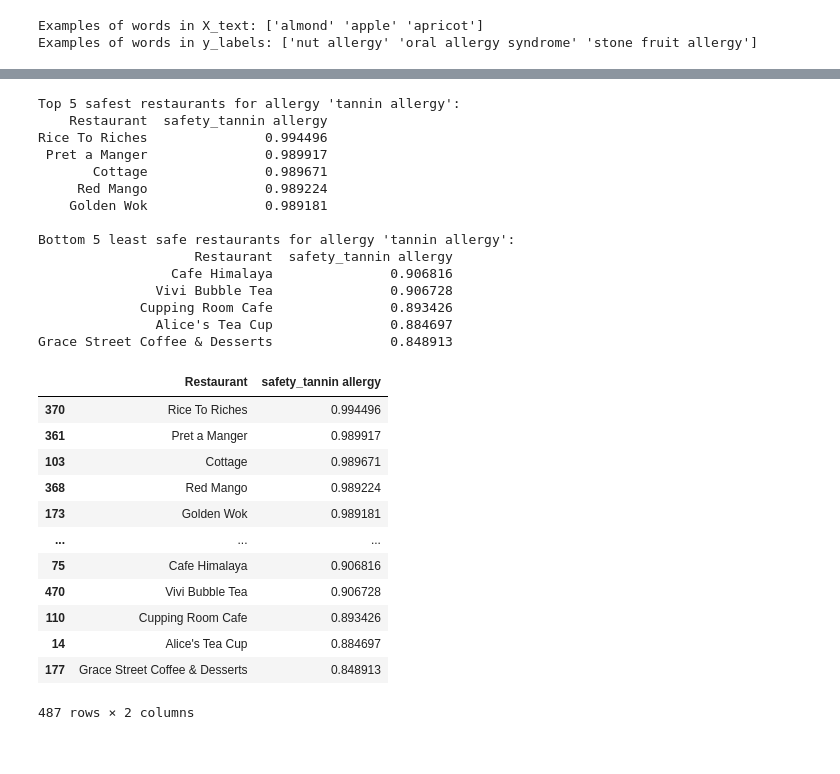
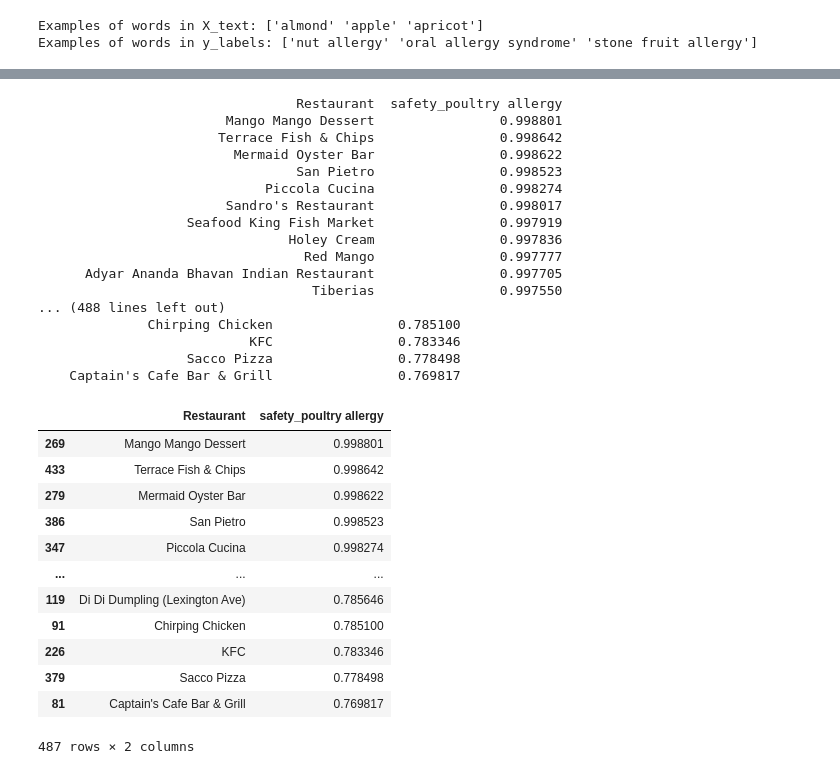
Before and after one commit to LoganStanhope/DS4420_Project, a Jupyter notebook: DS4420_Final_Project.ipynb, the cells around one changed output, grey strips where cells are left out. Drawn from its saved outputs; the diff is of its cells as text; code cells hidden in the pictures.

```diff
--- a/DS4420_Final_Project.ipynb
+++ b/DS4420_Final_Project.ipynb
@@ -68,15 +68,15 @@ from sklearn.feature_extraction.text import TfidfVectorizer
 
 # code referenced from:
 # https://scikit-learn.org/stable/modules/generated/sklearn.feature_extraction.text.TfidfVectorizer.html
-vectorizer = TfidfVectorizer()
+vectorizer = TfidfVectorizer(analyzer='char', ngram_range=(2,5))
 X = vectorizer.fit_transform(X_text)
 # %%
 # documentation for MLPClassifier:
 # https://scikit-learn.org/1.5/modules/generated/sklearn.neural_network.MLPClassifier.html#
 # default='adam' -- The solver for weight optimization.
-mlp = MLPClassifier(hidden_layer_sizes=(128, 64),
+mlp = MLPClassifier(hidden_layer_sizes=(64, 32),
                     activation='relu',
-                    max_iter=800,
+                    max_iter=3000,
                     random_state=42)
 print(mlp.fit(X, y_labels))
 # %% [output]
@@ -130,55 +136,55 @@ restaurantSafety
 # %%
 def rank_by_specific_allergy(allergy):
     allergy = allergy.lower()
     col = f"prob_{allergy}"
-
-    if col not in restaurantDishes.columns:
-        raise ValueError(f"Allergy '{allergy}' not found.")
 
     restaurantDishes[f"safety_{allergy}"] = 1 - restaurantDishes[col]
 
     ranking = (restaurantDishes
                .groupby("Restaurant")[f"safety_{allergy}"]
                .mean()
                .reset_index()
                .sort_values(by=f"safety_{allergy}", ascending=False))
-
+    print(ranking.tail(5000).to_string(index=False))
     print(f"\nTop 5 safest restaurants for allergy '{allergy}':")
     print(ranking.head(5).to_string(index=False))
 
     print(f"\nBottom 5 least safe restaurants for allergy '{allergy}':")
     print(ranking.tail(5).to_string(index=False))
 
+
     return ranking
 
 # plug in diff allergies here
-rank_by_specific_allergy("tannin allergy")
+rank_by_specific_allergy("poultry allergy")
 # %% [output]
-Top 5 safest restaurants for allergy 'tannin allergy':
-    Restaurant  safety_tannin allergy
-Rice To Riches               0.994496
- Pret a Manger               0.989917
-       Cottage               0.989671
-     Red Mango               0.989224
-    Golden Wok               0.989181
-
-Bottom 5 least safe restaurants for allergy 'tannin allergy':
-                    Restaurant  safety_tannin allergy
-                 Cafe Himalaya               0.906816
-               Vivi Bubble Tea               0.906728
-             Cupping Room Cafe               0.893426
-               Alice's Tea Cup               0.884697
-Grace Street Coffee & Desserts               0.848913
+                                 Restaurant  safety_poultry allergy
+                        Mango Mango Dessert                0.998801
+                       Terrace Fish & Chips                0.998642
+                         Mermaid Oyster Bar                0.998622
+                                 San Pietro                0.998523
+                             Piccola Cucina                0.998274
+                        Sandro's Restaurant                0.998017
+                   Seafood King Fish Market                0.997919
+                                Holey Cream                0.997836
+                                  Red Mango                0.997777
+      Adyar Ananda Bhavan Indian Restaurant                0.997705
+                                   Tiberias                0.997550
+... (488 lines left out)
+              Chirping Chicken                0.785100
+                           KFC                0.783346
+                   Sacco Pizza                0.778498
+    Captain's Cafe Bar & Grill                0.769817
-|  | Restaurant | safety_tannin allergy |
-| 370 | Rice To Riches | 0.994496 |
-| 361 | Pret a Manger | 0.989917 |
-| 103 | Cottage | 0.989671 |
-| 368 | Red Mango | 0.989224 |
-| 173 | Golden Wok | 0.989181 |
+|  | Restaurant | safety_poultry allergy |
+| 269 | Mango Mango Dessert | 0.998801 |
+| 433 | Terrace Fish & Chips | 0.998642 |
+| 279 | Mermaid Oyster Bar | 0.998622 |
+| 386 | San Pietro | 0.998523 |
+| 347 | Piccola Cucina | 0.998274 |
 | ... | ... | ... |
-| 75 | Cafe Himalaya | 0.906816 |
-| 470 | Vivi Bubble Tea | 0.906728 |
-| 110 | Cupping Room Cafe | 0.893426 |
-| 14 | Alice's Tea Cup | 0.884697 |
-| 177 | Grace Street Coffee & Desserts | 0.848913 |
+| 119 | Di Di Dumpling (Lexington Ave) | 0.785646 |
+| 91 | Chirping Chicken | 0.785100 |
+| 226 | KFC | 0.783346 |
+| 379 | Sacco Pizza | 0.778498 |
+| 81 | Captain's Cafe Bar & Grill | 0.769817 |
 487 rows × 2 columns
```
Also changed, not shown: parts of 9 cells of this notebook.
